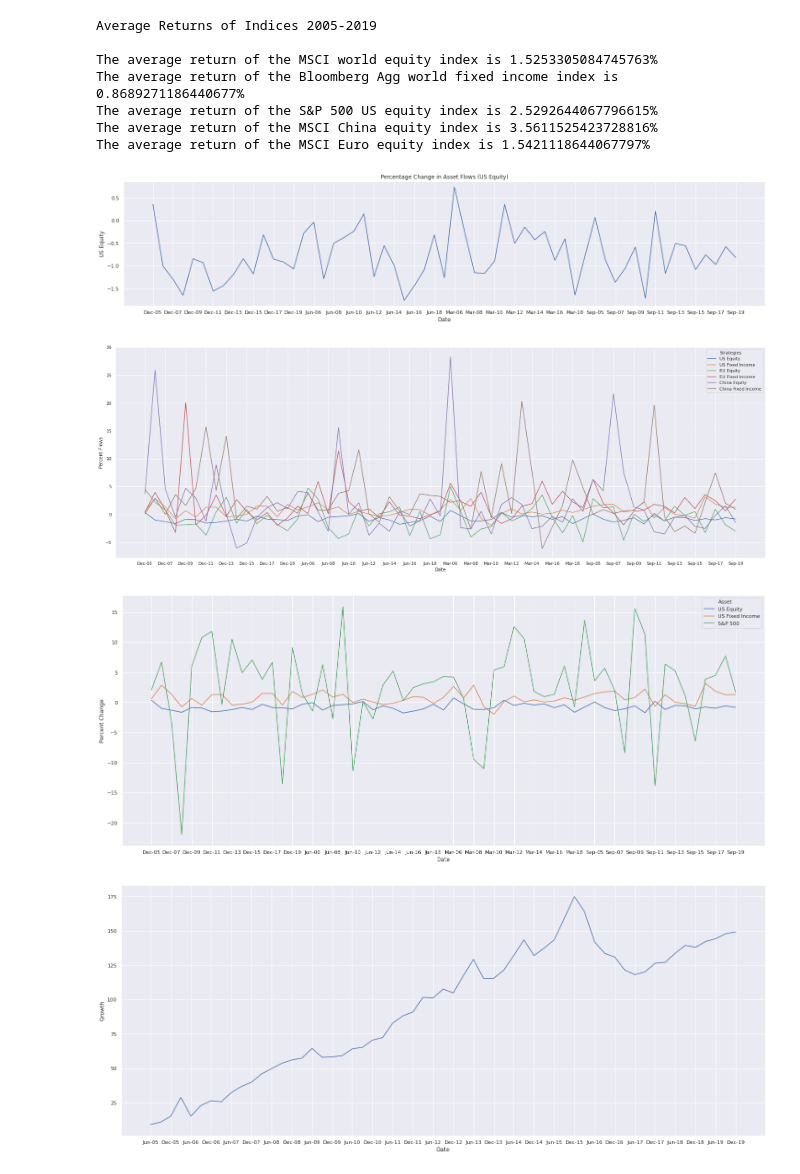
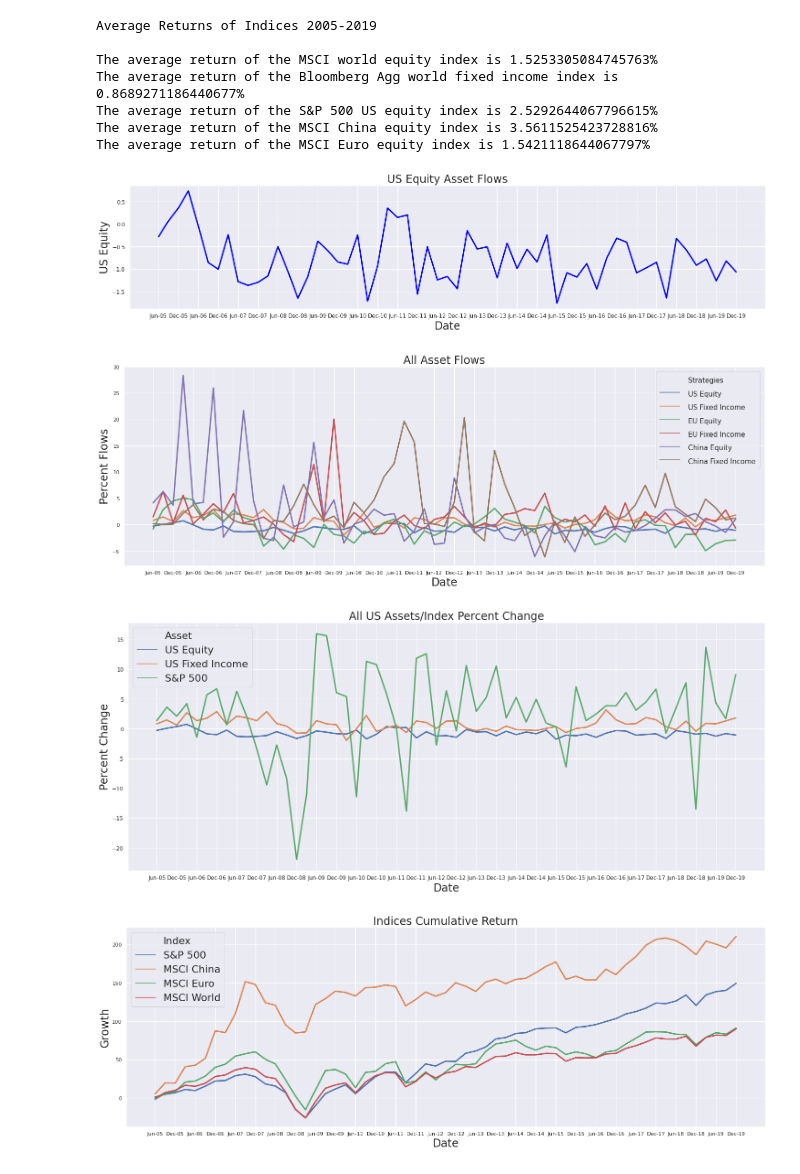
Before and after one commit to wcharlesknight/Analysis_Index_Asset_Flows, a Jupyter notebook: Final_Project_Charlie.ipynb, the cells around one changed output. Saved outputs shown, nothing was run; the diff lists cells and outputs as text; code cells hidden in the pictures.

```diff
--- a/Final_Project_Charlie.ipynb
+++ b/Final_Project_Charlie.ipynb
@@ -168,30 +177,34 @@ The average return of the S&P 500 US equity index is 2.5292644067796615%
 The average return of the MSCI China equity index is 3.5611525423728816%
 The average return of the MSCI Euro equity index is 1.5421118644067797%
 # %%
+# to start, just doing us equity on its own
 
+sns.set(font_scale=2) #setting size of font
 fig, (ax1) = plt.subplots(ncols=1, figsize=(25, 5)) #Used Matplot to adjust the size
-us = sns.lineplot(x='Date', y='US Equity', data=df, ci=None, ax=ax1)
+us = sns.lineplot(x='Date', y='US Equity', data=r_df, ci=None, sort=False, ax=ax1,linewidth=3,color='blue')
 
-us.tick_params(labelsize=11) #set tick font size
+plt.title('US Equity Asset Flows') #title
+
+us.tick_params(labelsize=12) #set tick font size
 xticks = us.xaxis.get_major_ticks() # This is to make the x-axis labels readable
 for i in range(len(xticks)):
     if i%2==1:
         xticks[i].set_visible(False)
-plt.title('Percentage Change in Asset Flows (US Equity)')
-
-# Customize y-axis label
-plt.ylabel('US Equity')
-plt.show()
 # %% [output]
-[figure, old version]
+[figure, new version]
 # %%
 # Plot all the asset flows together
+fig, (ax2) = plt.subplots(ncols=1, figsize=(25, 8))
+all_flows = sns.lineplot(x='Date', y='value', hue='Strategies',data=melted_flows, ax=ax2, sort=False, linewidth=3) #use the melted flow df to make a line plot of all asset flows
 
-fig, (ax2) = plt.subplots(ncols=1, figsize=(30, 10))
-all_flows = sns.lineplot(x='Date', y='value', hue='Strategies',data=melted_flows, ax=ax2) #use the melted flow df to make a line plot of all asset flows
+plt.title('All Asset Flows')
+#set legend size
+plt.setp(all_flows.get_legend().get_texts(), fontsize='15')
+plt.setp(all_flows.get_legend().get_title(), fontsize='25')
 
+#set labels since I used the melted way of putting them on same line graph
+all_flows.set(xlabel='Date', ylabel='Percent Flows')
 
-all_flows.set(xlabel='Date', ylabel='Percent Flows')
 
 all_flows.tick_params(labelsize=11) #set tick font size
 ticks = all_flows.xaxis.get_major_ticks() # This is to make the x-axis labels readable
@@ -199,28 +212,28 @@ for i in range(len(ticks)):
     if i%2==1:
         ticks[i].set_visible(False)
 # %% [output]
-[figure, old version]
+[figure, new version]
 # %%
 # A look at any correlation among US asset flows and index returns
 
 fig, (ax3) = plt.subplots(ncols=1, figsize=(25, 10))
-flow_index = sns.lineplot(x='Date', y='value', hue='Asset',data=melted_us_data, ax=ax3) #use the melted flow df to make a line plot of all asset flows
+flow_index = sns.lineplot(x='Date', y='value', hue='Asset',data=melted_us_data, sort=False, ax=ax3, linewidth=3) #use the melted flow df to make a line plot of all asset flows
 
+flow_index.set(xlabel='Date', ylabel='Percent Change',title='All US Assets/Index Percent Change')
 
-flow_index.set(xlabel='Date', ylabel='Percent Change')
-
-flow_index.tick_params(labelsize=11) #set tick font size
+flow_index.tick_params(labelsize=12) #set tick font size
 fticks = flow_index.xaxis.get_major_ticks() # This is to make the x-axis labels readable
 for i in range(len(fticks)):
     if i%2==1:
         fticks[i].set_visible(False)
 # %% [output]
-[figure, old version]
+[figure, new version]
 # %%
-fig, (ax4) = plt.subplots(ncols=1, figsize=(25, 10))
-index_returns = sns.lineplot(x="Date", y="S&P 500", data=cumulative_sp500, ax=ax4, sort=False)
+# line graph of all the major stock indices together
+fig, (ax4) = plt.subplots(ncols=1, figsize=(25, 8))
+index_returns = sns.lineplot(x="Date", y='value', hue='Index', data=melted_cumulative, ax=ax4, sort=False,linewidth=3)
 
-index_returns.set(xlabel='Date', ylabel='Growth')
+index_returns.set(xlabel='Date', ylabel='Growth',title='Indices Cumulative Return')
 
 index_returns.tick_params(labelsize=11) #set tick font size
 eticks = index_returns.xaxis.get_major_ticks() # This is to make the x-axis labels readable
@@ -228,4 +241,4 @@ for i in range(len(eticks)):
   if i%2==1:
     eticks[i].set_visible(False)
 # %% [output]
-[figure, old version]
+[figure, new version]
```
Also changed, not shown: parts of 3 cells of this notebook.
